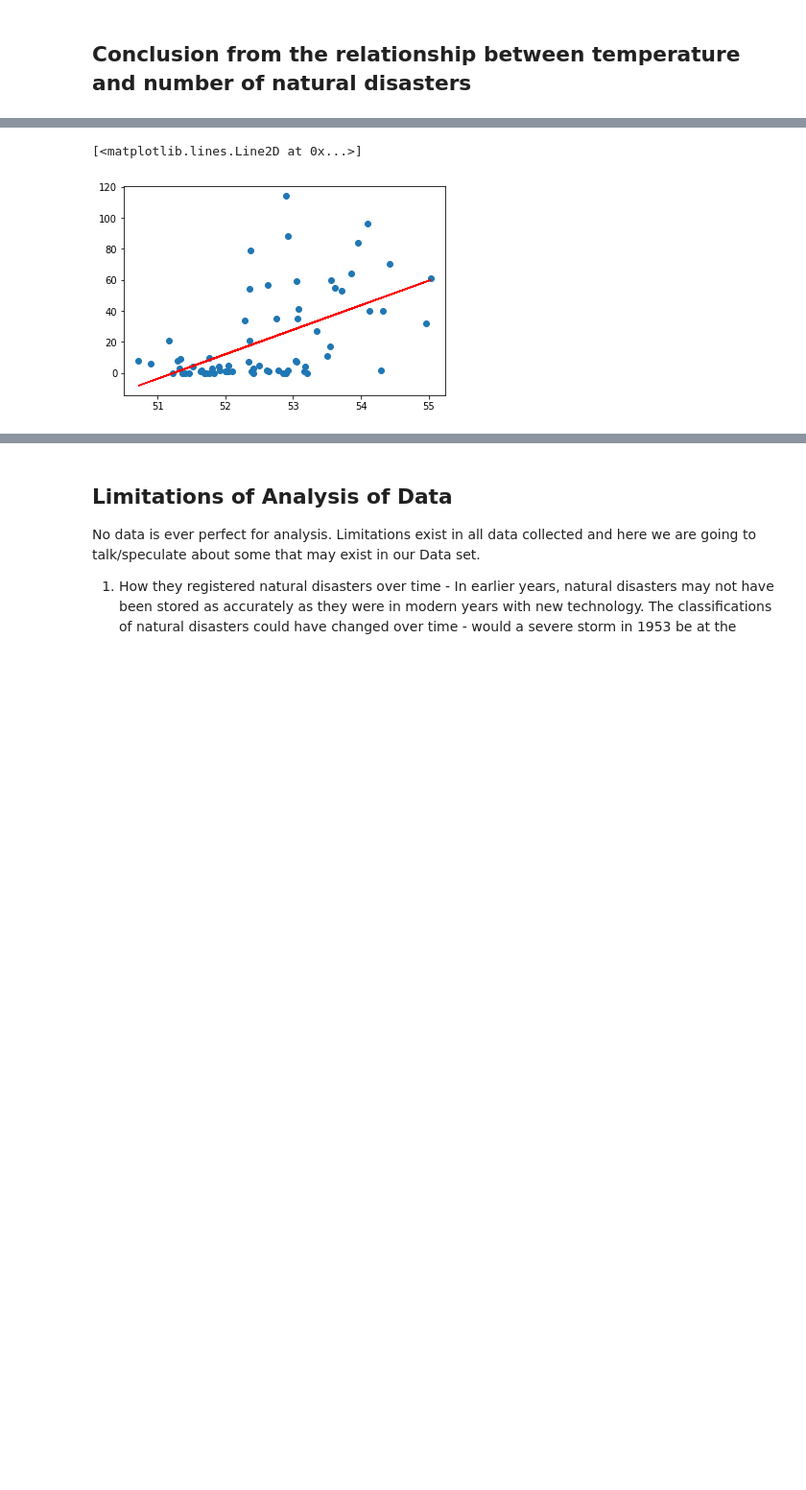
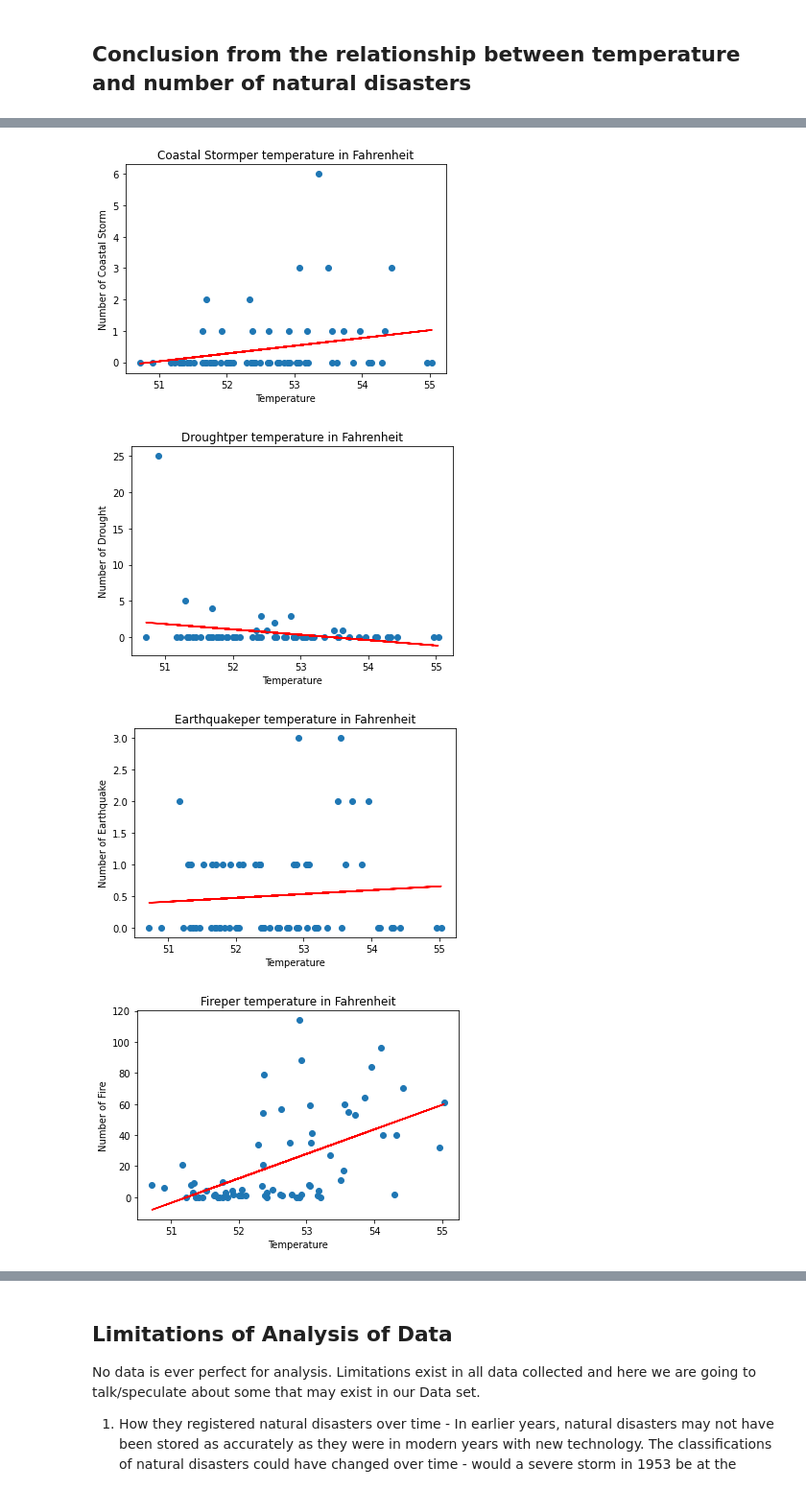
Before and after one commit to rvark2002/weather-proj, a Jupyter notebook: Natural Disaster Analysis.ipynb, the cells around one changed output, grey strips where cells are left out. Shown at 96% size. Drawn from its saved outputs; the diff is of its cells as text; code cells hidden in the pictures; blank space fills up the shorter version.

Commit message:
Added linear regressions to num of disasters over temperature

```diff
--- a/Natural Disaster Analysis.ipynb
+++ b/Natural Disaster Analysis.ipynb
@@ -881,15 +881,23 @@ Bellow we can visualize the number of fires depending on average temperature of
 # %%
-fires = pdf['Fire'].tolist()
-temperatures = pdf['temps'].tolist()
-d = {'fire': fires, 'temp': temperatures}
-fire_df = pd.DataFrame.from_dict(d)
-x = fire_df['temp'].values.reshape(-1, 1)
-y = fire_df['fire'].values.reshape(-1, 1)
-reg = LinearRegression()
-reg.fit(x, y)
-y_pred = reg.predict(x)
-plt.scatter(x,y)
-plt.plot(x, y_pred, color='red')
+for disaster in pdf:
+    if disaster not in ['totals', 'year', 'temps']: # ignoring these columns
+        fires = pdf[disaster].tolist()
+        temperatures = pdf['temps'].tolist()
+        d = {'fire': fires, 'temp': temperatures}
+        fire_df = pd.DataFrame.from_dict(d)
+        x = fire_df['temp'].values.reshape(-1, 1)
+        y = fire_df['fire'].values.reshape(-1, 1)
+        reg = LinearRegression()
+        reg.fit(x, y)
+        y_pred = reg.predict(x)
+        plt.scatter(x,y)
+        plt.plot(x, y_pred, color='red')
+        plt.title(disaster+ 'per temperature in Fahrenheit')
+        plt.xlabel('Temperature')
+        plt.ylabel('Number of '+disaster)
+        plt.show()
 # %% [output]
-[<matplotlib.lines.Line2D at 0x...>]
-[figure, old version]
+[figure, new version]
+[figure, added]
+[figure, added]
+[figure, added]
```
Also changed, not shown: parts of 5 cells of this notebook.
